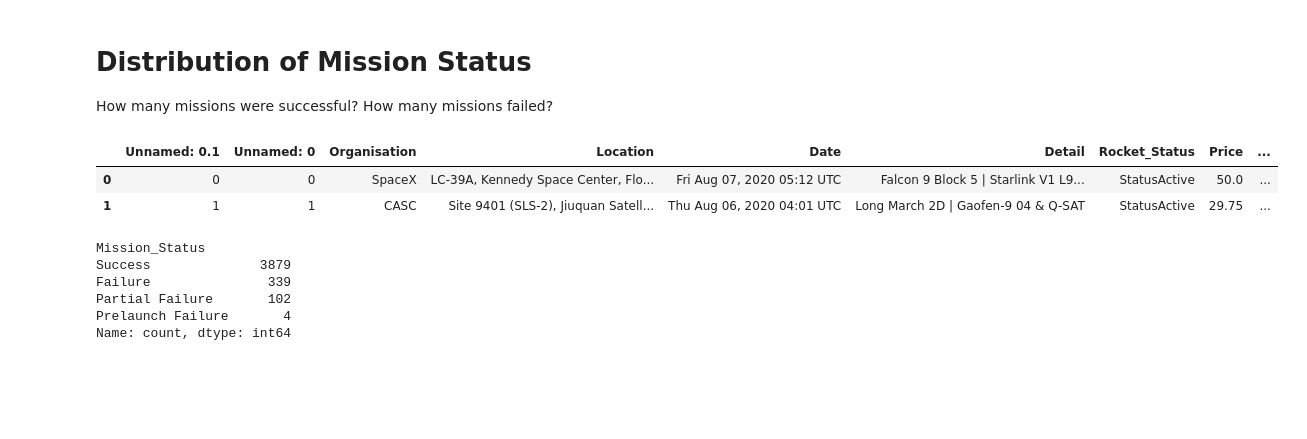
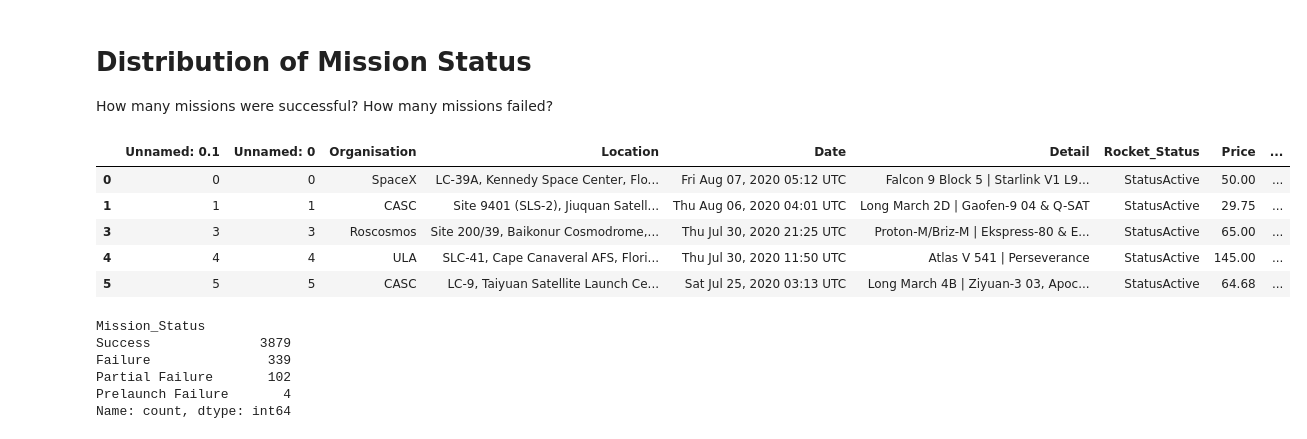
Before and after one commit to Bill-khk/Data-analysis, a Jupyter notebook: SpaceMissions/data/Space_Missions_Analysis_(start).ipynb, the cells around one changed output. Saved outputs shown, nothing was run; the diff lists cells and outputs as text; code cells hidden in the pictures; blank space fills up the shorter version.

```diff
--- a/SpaceMissions/data/Space_Missions_Analysis_(start).ipynb
+++ b/SpaceMissions/data/Space_Missions_Analysis_(start).ipynb
@@ -190,11 +186,14 @@ pie.update_traces(textposition='inside')
 How many missions were successful?
 How many missions failed?
 # %%
-clean_df.head(2)
+clean_df.head(5)
 # %% [output]
 |  | Unnamed: 0.1 | Unnamed: 0 | Organisation | Location | Date | Detail | Rocket_Status | Price | ... |
-| 0 | 0 | 0 | SpaceX | LC-39A, Kennedy Space Center, Flo... | Fri Aug 07, 2020 05:12 UTC | Falcon 9 Block 5 | Starlink V1 L9... | StatusActive | 50.0 | ... |
+| 0 | 0 | 0 | SpaceX | LC-39A, Kennedy Space Center, Flo... | Fri Aug 07, 2020 05:12 UTC | Falcon 9 Block 5 | Starlink V1 L9... | StatusActive | 50.00 | ... |
 | 1 | 1 | 1 | CASC | Site 9401 (SLS-2), Jiuquan Satell... | Thu Aug 06, 2020 04:01 UTC | Long March 2D | Gaofen-9 04 & Q-SAT | StatusActive | 29.75 | ... |
+| 3 | 3 | 3 | Roscosmos | Site 200/39, Baikonur Cosmodrome,... | Thu Jul 30, 2020 21:25 UTC | Proton-M/Briz-M | Ekspress-80 & E... | StatusActive | 65.00 | ... |
+| 4 | 4 | 4 | ULA | SLC-41, Cape Canaveral AFS, Flori... | Thu Jul 30, 2020 11:50 UTC | Atlas V 541 | Perseverance | StatusActive | 145.00 | ... |
+| 5 | 5 | 5 | CASC | LC-9, Taiyuan Satellite Launch Ce... | Sat Jul 25, 2020 03:13 UTC | Long March 4B | Ziyuan-3 03, Apoc... | StatusActive | 64.68 | ... |
 # %%
 status_df = df_data['Mission_Status'].value_counts()
 status_df
```
Also changed, not shown: parts of 6 cells of this notebook.
